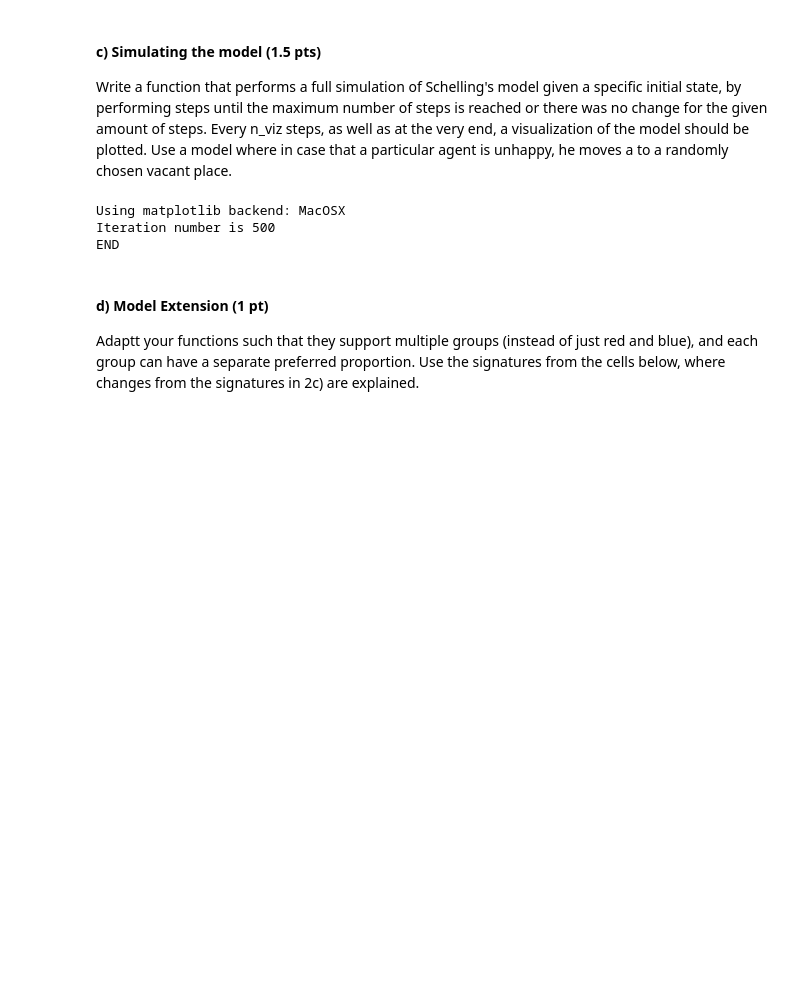
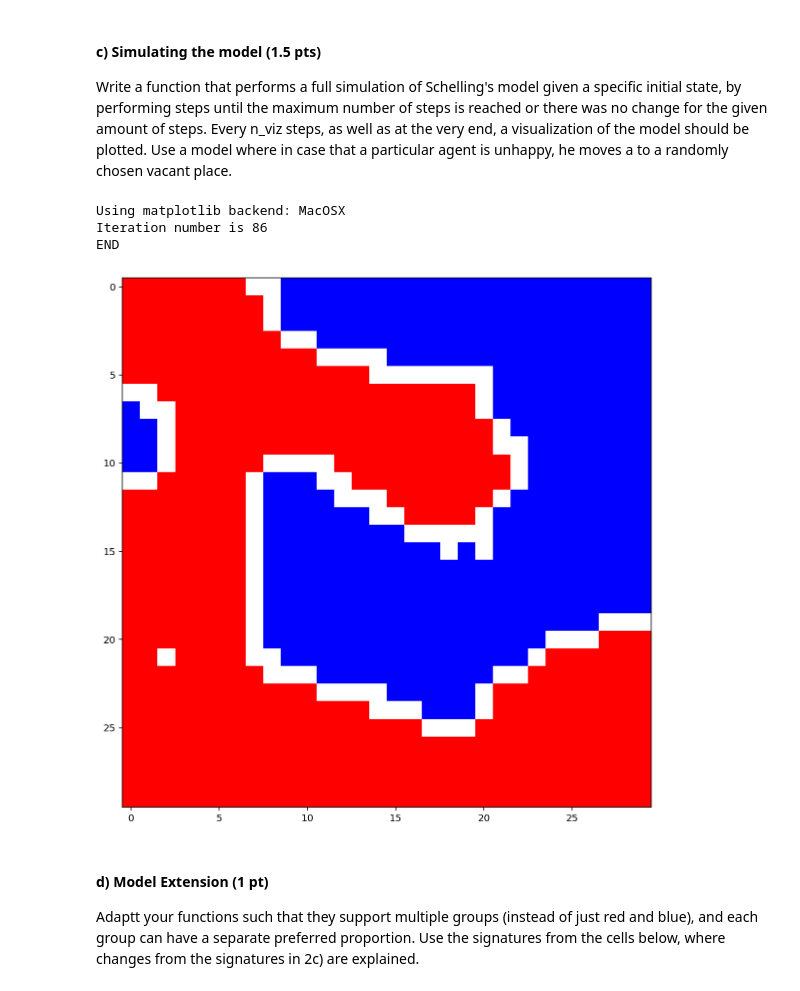
Before and after one commit to MaDolphin/Social-Data-Science, a Jupyter notebook: assignment_4/Haikun_assignment_4.ipynb, the cells around one changed output. Drawn from its saved outputs; the diff is of its cells as text; code cells hidden in the pictures; blank space fills up the shorter version.

```diff
--- a/assignment_4/Haikun_assignment_4.ipynb
+++ b/assignment_4/Haikun_assignment_4.ipynb
@@ -121,10 +122,10 @@ visualize(create_grid((30,30),0.5,0.3))
 Write a function that performs a full simulation of Schelling's model given a specific initial state, by performing steps until the maximum number of steps is reached or there was no change for the given amount of steps. Every n_viz steps, as well as at the very end, a visualization of the model should be plotted.
 Use a model where in case that a particular agent is unhappy, he moves a to a randomly chosen vacant place.
 # %%
+%matplotlib auto
 import matplotlib.pyplot as plt
 from matplotlib.colors import LinearSegmentedColormap
 import copy
-%matplotlib auto
 
 def is_move_neighbors(matrix, row, col, percent):
     val_point = matrix[row,col]
@@ -135,9 +136,12 @@ def is_move_neighbors(matrix, row, col, percent):
         for j in col-1, col, col+1:
             if j < 0 or j == len(matrix[i]): continue
             if i == row and j == col: continue
-            list_neighbors.append(matrix[i,j])
+            if matrix[i,j] != 0:
+                list_neighbors.append(matrix[i,j])
 
     count_point = list_neighbors.count(val_point)
+    if len(list_neighbors) == 0:
+        return True
     percent_point = count_point/len(list_neighbors)
 
     if percent_point < percent:
@@ -145,13 +149,14 @@ def is_move_neighbors(matrix, row, col, percent):
     else:
         return False
 
+
 def show_grid(plt,grid,cm):
     plt.clf()
     show_grid = copy.deepcopy(grid)
     show_grid[show_grid==0] = None
     plt.imshow(show_grid, cmap=cm, interpolation='nearest')
     plt.draw()
-    plt.pause(0.01)
+    plt.pause(0.001)
 
 # INPUT VALUES:
 # grid: initial grid to start simulation with (2D numpy array)
@@ -180,7 +185,6 @@ def simulate(grid, preferred_proportion, n_max, no_changes_steps, n_viz):
 
     for it in range(n_max):
         if num_no_changes_steps != no_changes_steps:
-
             for i in range(rows):
                 for j in range(cols):
                     val_point = grid[i,j]
@@ -188,40 +192,43 @@ def simulate(grid, preferred_proportion, n_max, no_changes_steps, n_viz):
                         if is_move_neighbors(grid,i,j,preferred_proportion) == True:
                             list_grid_zero = np.where(grid == 0)
                             rand = random.randint(0, len(list_grid_zero[0])-1)
-                            grid[list_grid_zero[0][rand],list_grid_zero[1][rand]] = val_point
+                            rand_row = list_grid_zero[0][rand]
+                            rand_col = list_grid_zero[1][rand]
+                            grid[rand_row,rand_col] = val_point
                             grid[i,j] = 0
                             flag_changes_steps = True
 
             if flag_changes_steps == False:
                 num_no_changes_steps = num_no_changes_steps + 1
 #                 print(it, num_no_changes_steps)
             else:
                 flag_changes_steps = False
 
             num_viz = num_viz + 1
             if num_viz == n_viz:
 
                 show_grid(plt,grid,cm)
 
                 num_viz = 0
         else:
             break
 
     final_grid = grid
 
     show_grid(plt,grid,cm)
 
     plt.ioff()
     print("Iteration number is", it+1-num_no_changes_steps)
     print("END")
     return final_grid
 
-init_grid = create_grid((30,30),0.5,0.3)
-final_grid = simulate(grid=init_grid, preferred_proportion=0.6, n_max=500, no_changes_steps=10, n_viz=1)
+init_grid = create_grid((30,30),0.5,0.4)
+final_grid = simulate(grid=init_grid, preferred_proportion=0.69, n_max=200, no_changes_steps=10, n_viz=1)
 # %% [output]
 Using matplotlib backend: MacOSX
-Iteration number is 500
+Iteration number is 86
 END
+[figure, added]
 # %% [markdown]
 #### d) Model Extension (1 pt)
 
```
Also changed, not shown: parts of 7 cells of this notebook.
